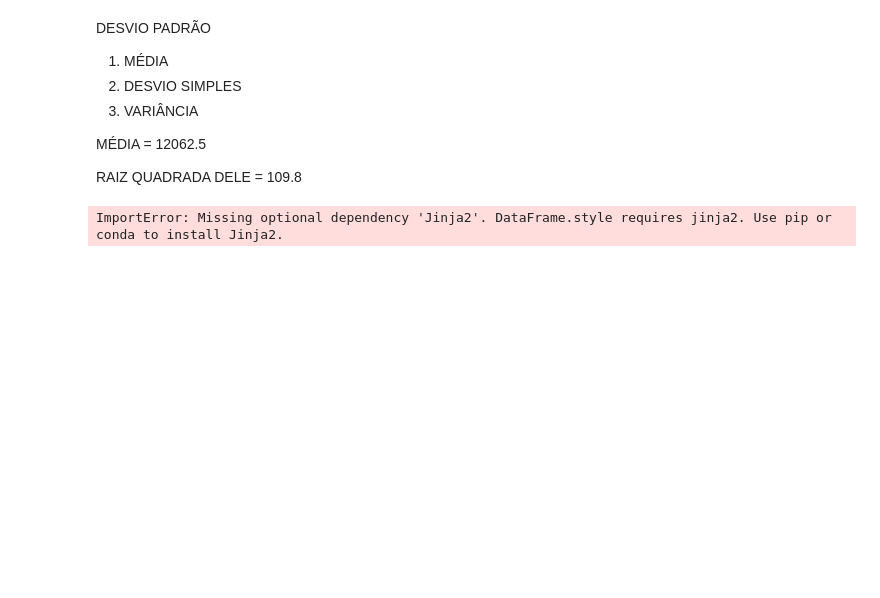
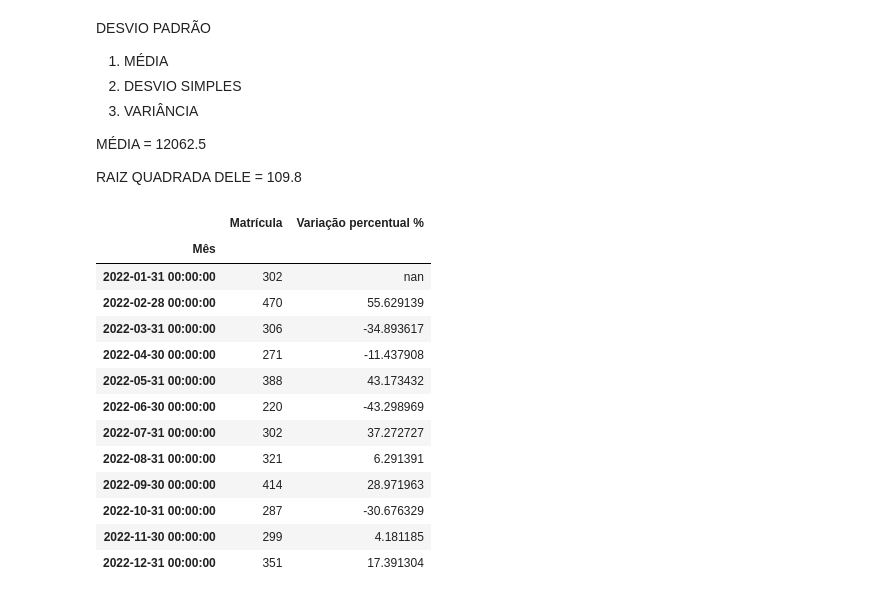
Before and after one commit to marcossenai/dataFrameESeries, a Jupyter notebook: exercicioAnalise.ipynb, the cells around one changed output. Drawn from its saved outputs; the diff is of its cells as text; code cells hidden in the pictures; blank space fills up the shorter version.

```diff
--- a/exercicioAnalise.ipynb
+++ b/exercicioAnalise.ipynb
@@ -192,20 +209,33 @@ variacao = df['Matrículas'].pct_change() * 100
 # %%
 import seaborn as sn
 
 tabela_variacao = pd.DataFrame({
     'Matrícula': df['Matrículas'],
     'Variação percentual %': variacao
 })
 
 def colorir_variacao(valor):
     if valor > 0:
         color ='green'
     elif valor < 0:
         color = 'red'
     else:
         color = 'black'
-    return color
+    return f'color: {color}'
 
-tabela_variacao.style.applymap(colorir_variacao, subset=['Variação percentual %'])
+tabela_variacao.style.map(colorir_variacao, subset=['Variação percentual %'])
 # %% [output]
-ImportError: Missing optional dependency 'Jinja2'. DataFrame.style requires jinja2. Use pip or conda to install Jinja2.
+|  | Matrícula | Variação percentual % |
+| Mês |  |  |
+| 2022-01-31 00:00:00 | 302 | nan |
+| 2022-02-28 00:00:00 | 470 | 55.629139 |
+| 2022-03-31 00:00:00 | 306 | -34.893617 |
+| 2022-04-30 00:00:00 | 271 | -11.437908 |
+| 2022-05-31 00:00:00 | 388 | 43.173432 |
+| 2022-06-30 00:00:00 | 220 | -43.298969 |
+| 2022-07-31 00:00:00 | 302 | 37.272727 |
+| 2022-08-31 00:00:00 | 321 | 6.291391 |
+| 2022-09-30 00:00:00 | 414 | 28.971963 |
+| 2022-10-31 00:00:00 | 287 | -30.676329 |
+| 2022-11-30 00:00:00 | 299 | 4.181185 |
+| 2022-12-31 00:00:00 | 351 | 17.391304 |
```
Also changed, not shown: parts of 2 cells of this notebook.
